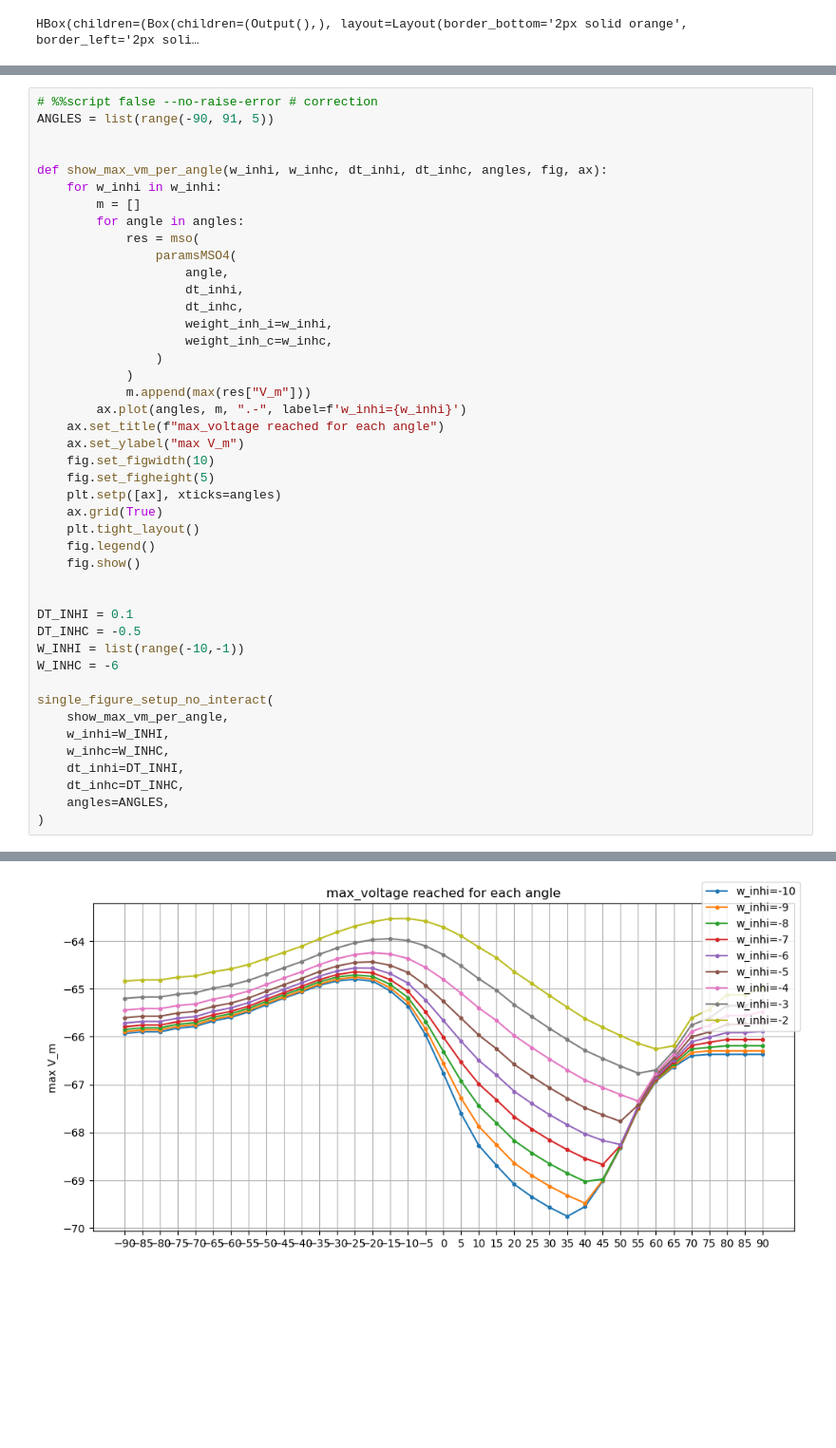
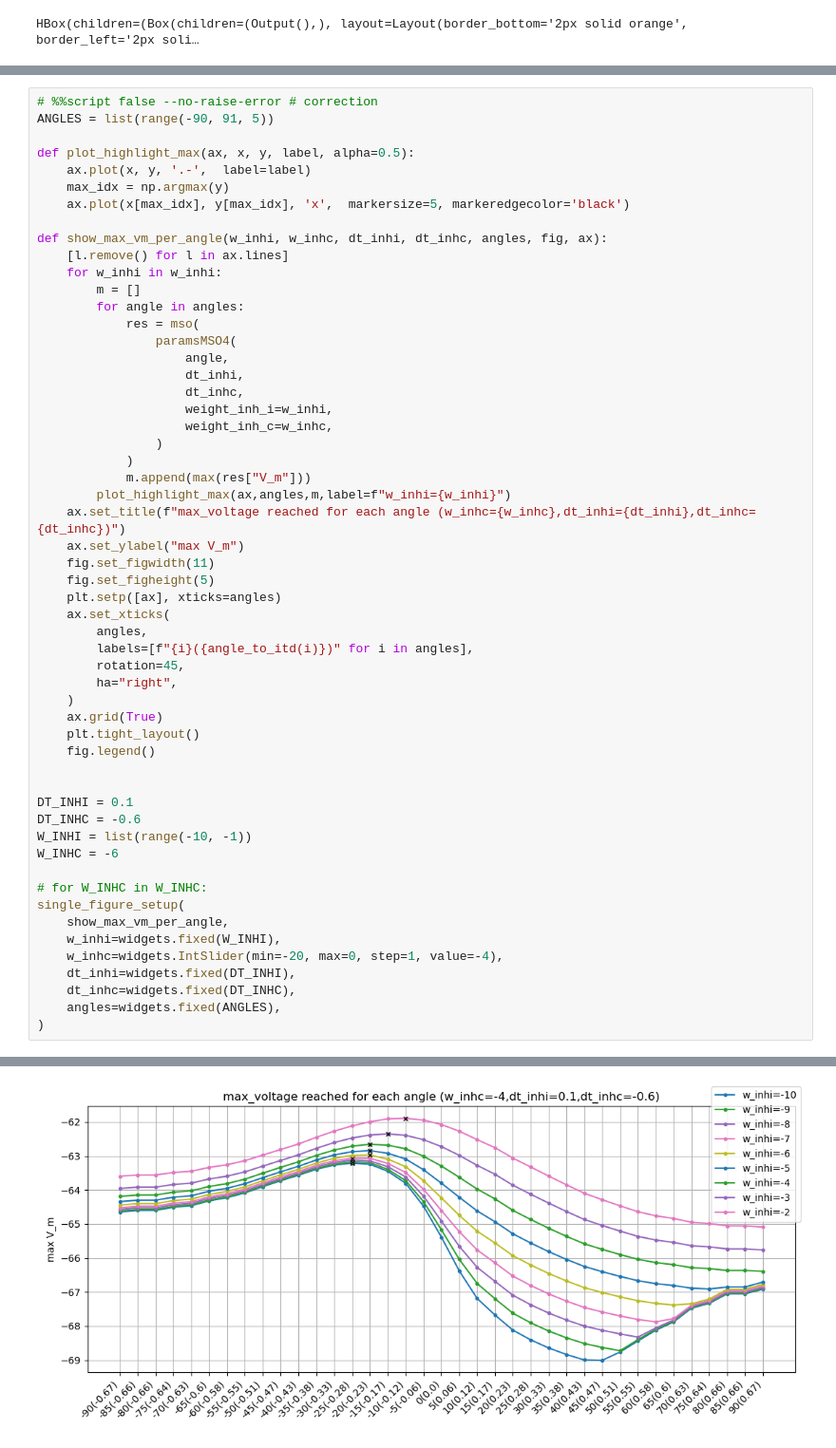
Before and after one commit to pollomarzo/polithesis, a Jupyter notebook: src/explore_MSO_myoga.ipynb, the cells around one changed output, grey strips where cells are left out. Shown at 95% size. Drawn from its saved outputs; the diff is of its cells as text; blank space fills up the shorter version.

Commit message:
cleaned up last plot

```diff
--- a/src/explore_MSO_myoga.ipynb
+++ b/src/explore_MSO_myoga.ipynb
@@ -822,8 +822,13 @@ def single_figure_setup_no_interact(draw_fun, **kwargs):
 # %%script false --no-raise-error # correction
 ANGLES = list(range(-90, 91, 5))
 
+def plot_highlight_max(ax, x, y, label, alpha=0.5):
+    ax.plot(x, y, '.-',  label=label)
+    max_idx = np.argmax(y)
+    ax.plot(x[max_idx], y[max_idx], 'x',  markersize=5, markeredgecolor='black')
 
 def show_max_vm_per_angle(w_inhi, w_inhc, dt_inhi, dt_inhc, angles, fig, ax):
+    [l.remove() for l in ax.lines]
     for w_inhi in w_inhi:
         m = []
         for angle in angles:
@@ -837,29 +842,35 @@ def show_max_vm_per_angle(w_inhi, w_inhc, dt_inhi, dt_inhc, angles, fig, ax):
                 )
             )
             m.append(max(res["V_m"]))
-        ax.plot(angles, m, ".-", label=f'w_inhi={w_inhi}')
-    ax.set_title(f"max_voltage reached for each angle")
+        plot_highlight_max(ax,angles,m,label=f"w_inhi={w_inhi}")
+    ax.set_title(f"max_voltage reached for each angle (w_inhc={w_inhc},dt_inhi={dt_inhi},dt_inhc={dt_inhc})")
     ax.set_ylabel("max V_m")
-    fig.set_figwidth(10)
+    fig.set_figwidth(11)
     fig.set_figheight(5)
     plt.setp([ax], xticks=angles)
+    ax.set_xticks(
+        angles,
+        labels=[f"{i}({angle_to_itd(i)})" for i in angles],
+        rotation=45,
+        ha="right",
+    )
     ax.grid(True)
     plt.tight_layout()
     fig.legend()
-    fig.show()
 
 
 DT_INHI = 0.1
-DT_INHC = -0.5
-W_INHI = list(range(-10,-1))
+DT_INHC = -0.6
+W_INHI = list(range(-10, -1))
 W_INHC = -6
 
-single_figure_setup_no_interact(
+# for W_INHC in W_INHC:
+single_figure_setup(
     show_max_vm_per_angle,
-    w_inhi=W_INHI,
-    w_inhc=W_INHC,
-    dt_inhi=DT_INHI,
-    dt_inhc=DT_INHC,
-    angles=ANGLES,
+    w_inhi=widgets.fixed(W_INHI),
+    w_inhc=widgets.IntSlider(min=-20, max=0, step=1, value=-4),
+    dt_inhi=widgets.fixed(DT_INHI),
+    dt_inhc=widgets.fixed(DT_INHC),
+    angles=widgets.fixed(ANGLES),
 )
 # %% [output]
@@ -866 +878 @@ single_figure_setup_no_interact(
-[figure, old version]
+[figure, new version]
```
Also changed, not shown: parts of 3 cells of this notebook.
